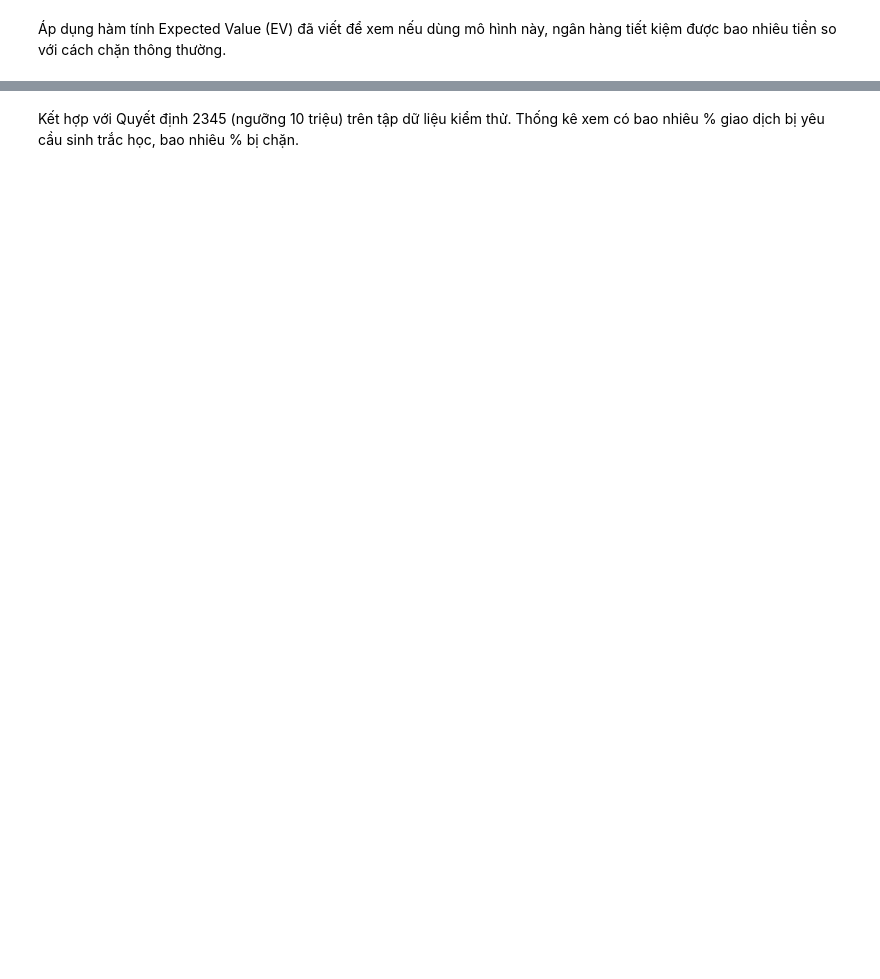
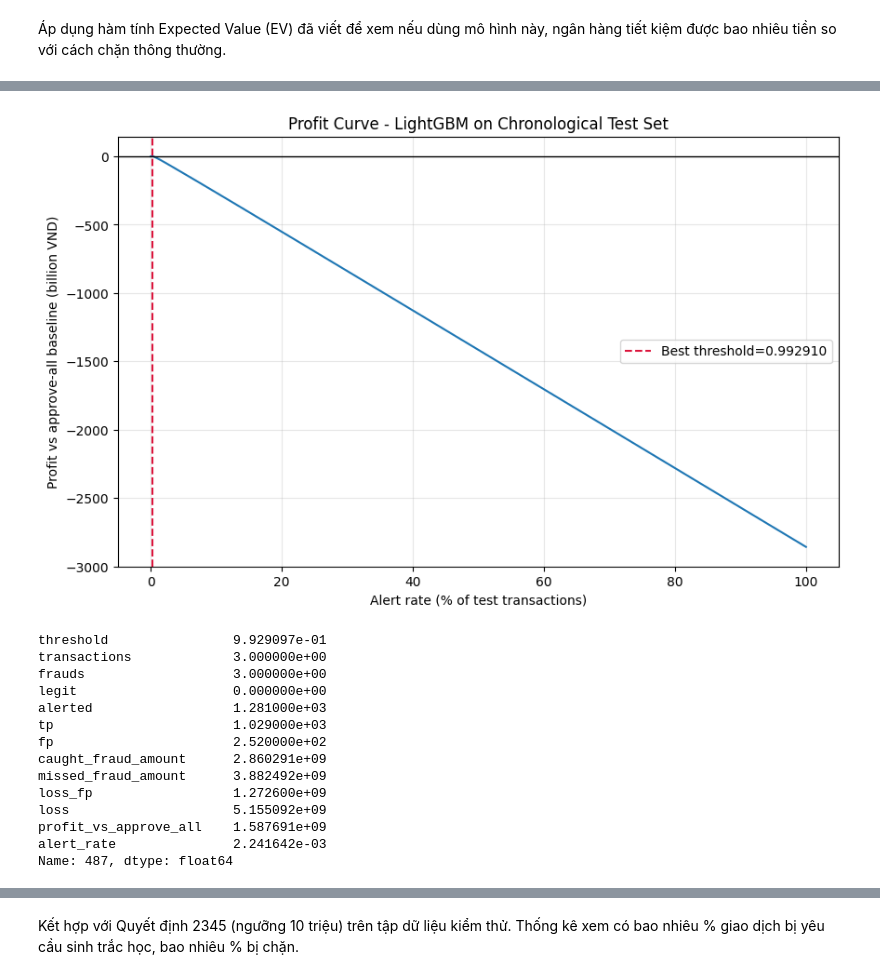
Before and after one commit to huudang-de/fraud-detection-paysim, a Jupyter notebook: notebooks/03_modeling.ipynb, the cells around one changed output, grey strips where cells are left out. Drawn from its saved outputs; the diff is of its cells as text; code cells hidden in the pictures; blank space fills up the shorter version.

```diff
--- a/notebooks/03_modeling.ipynb
+++ b/notebooks/03_modeling.ipynb
@@ -236,6 +359,6 @@ print("Đã lưu mô hình thành công!")
 # %% [markdown]
  Áp dụng hàm tính Expected Value (EV) đã viết để xem nếu dùng mô hình này, ngân hàng tiết kiệm được bao nhiêu tiền so với cách chặn thông thường.
 # %%
-sys.path.append('../')
-from src.data_loader import load_paysim_data
-df = load_paysim_data('D:/Công việc/DA + DE/Book DA/Data Science for Business/PaySim/fraud-detection-paysim/data/raw/Synthetic_Financial_datasets_log.csv')
+# D? li?u raw ?? ???c load ? ??u notebook v? gi? nguy?n index g?c,
+# d?ng ?? so s?nh v?i rule-based baseline isFlaggedFraud.
+assert 'isFlaggedFraud' in df.columns
@@ -258,15 +374,12 @@ cost_fp = cost_op + (p_churn * avg_clv)
 # Lấy sắc xuất
 y_proba = lgb.predict_proba(Xf_test)[:, 1]
 # %%
-# Tạo bảng so sánh
-# Dùng auc_lgb_g từ mô hình LightGBM
 eval_df = pd.DataFrame({
     'amount': Xf_test['amount'],
     'isFraud': yf_test,
     'prob': y_proba,
-    'isFlaggedFraud': df.loc[Xf_test.index, 'isFlaggedFraud'] # hệ thống cũ
+    'isFlaggedFraud': df.loc[Xf_test.index, 'isFlaggedFraud'] # h? th?ng rule-based c?
 })
 
-# Tính EV và quyết định của hệ thống mới (Can thiệp khi EV > 0)
-eval_df['ev'] = eval_df.apply(lambda x: calculate_ev(x['prob'], x['amount'], avg_clv), axis=1)
-eval_df['ml_decision'] = (eval_df['ev'] > 0).astype(int)
+eval_df = eval_df.sort_values('prob', ascending=False)
+eval_df.head(10)
@@ -273,11 +398,40 @@ eval_df['ml_decision'] = (eval_df['ev'] > 0).astype(int)
 # %%
-# Hàm tính tổn thất
-def get_loss(df, col):
+profit_curve = build_profit_curve(
+    eval_df,
+    score_col='prob',
+    target_col='isFraud',
+    amount_col='amount',
+    cost_fp=cost_fp,
+)
+best_threshold_row = find_best_threshold(profit_curve)
+best_threshold = float(best_threshold_row['threshold'])
 
-    # Bỏ qua (mất tiền)
-    loss_fn = df[(df['isFraud'] == 1) & (df[col] == 0)]['amount'].sum()
-    # Chặn nhầm (mất clv)
-    loss_fp = df[(df['isFraud'] == 0) & (df[col] == 1)].shape[0] * cost_fp
+plt.figure(figsize=(10, 6))
+plt.plot(profit_curve['alert_rate'] * 100, profit_curve['profit_vs_approve_all'] / 1e9)
+plt.axvline(best_threshold_row['alert_rate'] * 100, color='crimson', linestyle='--', label=f"Best threshold={best_threshold:.6f}")
+plt.axhline(0, color='black', linewidth=1)
+plt.xlabel('Alert rate (% of test transactions)')
+plt.ylabel('Profit vs approve-all baseline (billion VND)')
+plt.title('Profit Curve - LightGBM on Chronological Test Set')
+plt.legend()
+plt.grid(alpha=0.3)
+plt.show()
 
-    return loss_fn + loss_fp
+best_threshold_row
+# %% [output]
+[figure, added]
+threshold                9.929097e-01
+transactions             3.000000e+00
+frauds                   3.000000e+00
+legit                    0.000000e+00
+alerted                  1.281000e+03
+tp                       1.029000e+03
+fp                       2.520000e+02
+caught_fraud_amount      2.860291e+09
+missed_fraud_amount      3.882492e+09
+loss_fp                  1.272600e+09
+loss                     5.155092e+09
+profit_vs_approve_all    1.587691e+09
+alert_rate               2.241642e-03
+Name: 487, dtype: float64
 # %%
```
Also changed, not shown: parts of 25 cells of this notebook, 3 other files.
